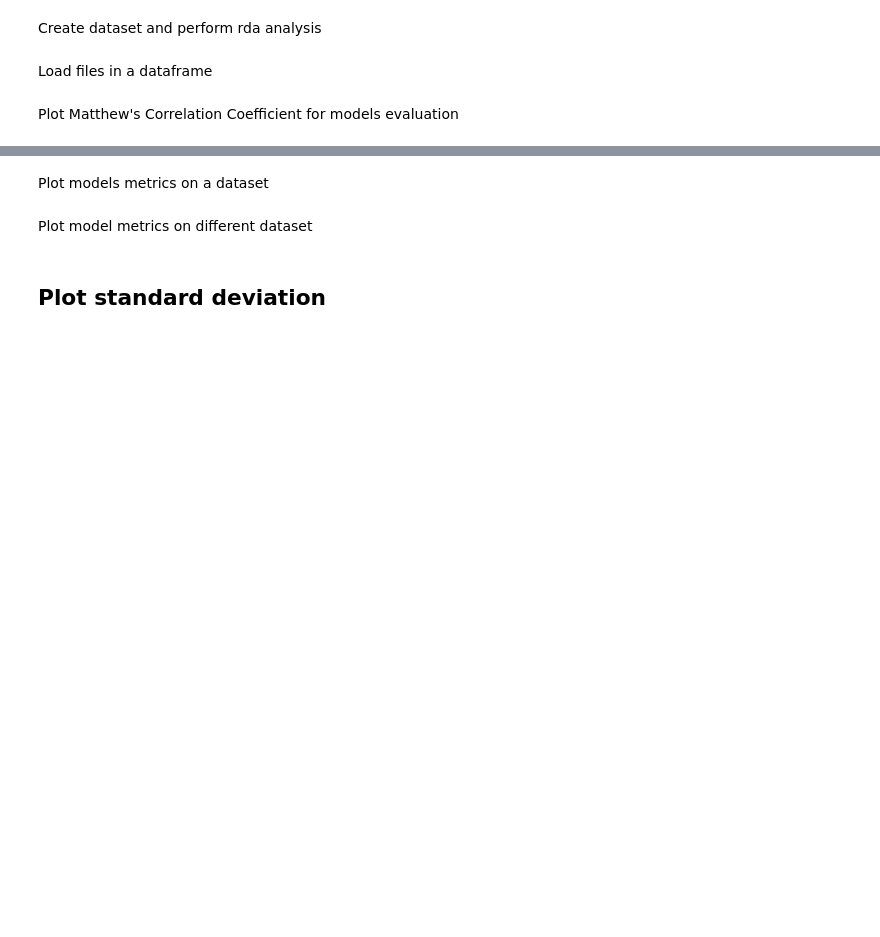
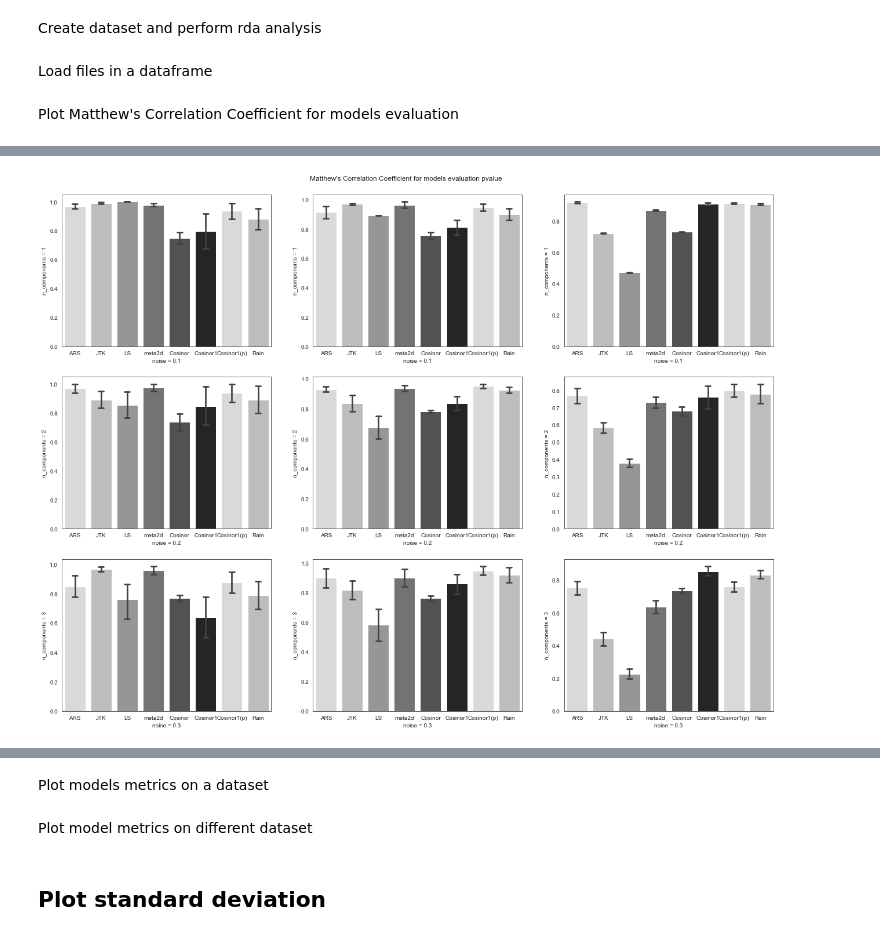
Before and after one commit to VESTUArthur/RDA, a Jupyter notebook: code/Case_study_1/notebook.ipynb, the cells around one changed output, grey strips where cells are left out. Cells and saved outputs as stored; diff of their text form; code cells hidden in the pictures; blank space fills up the shorter version.

Commit message:
CS1 Metrics std / folder Images

```diff
--- a/code/Case_study_1/notebook.ipynb
+++ b/code/Case_study_1/notebook.ipynb
@@ -69,26 +74,28 @@ plt.show()
 # %%
 #mcc models evaluation pvalue
 ncols = 3
 nrows = 3
 fig, axes = plt.subplots(ncols = ncols, nrows = nrows, sharey=False)
 axes = axes.flatten()
-fig.set_size_inches(16, 15)
+fig.set_size_inches(22, 15)
 sns.set_style("white")
 flatui = ['#d9d9d9','#bdbdbd','#969696','#737373','#525252','#252525']
 filenames = []
 for i in [1,2,3]:
     for j in [1,2,3]:
         filename = f"c{i}_n0{3*j}"
         filenames.append(filename)
 for ax, filename in zip(axes,filenames):
             df_metrics = pd.read_csv(f"Out/{filename}_t0/pv_metrics_{filename}_t0.csv")
             for tnb in range(1,6):
                 df_metrics = pd.concat([df_metrics, pd.read_csv(f"Out/{filename}_t{tnb}/pv_metrics_{filename}_t{tnb}.csv")])
             #sns.barplot(data=df_metrics.drop(index=5,axis=1), x='model', y='mcc', ax=ax, ci=68, capsize=.2, palette=flatui) # ci=68 --> standard error!
             sns.barplot(data=df_metrics, x='model', y='mcc', ax=ax, ci=68, capsize=.2, palette=flatui) # ci=68 --> standard error!
             ax.set_ylabel(f'n_components = {filename[1]}')
             ax.set_xlabel(f'noise = 0.{filename[-5]}')
 plt.suptitle(f"Matthew's Correlation Coefficient for models evaluation pvalue")
 fig.subplots_adjust(top=0.95)
-plt.savefig(f"Out/models_pv_mcc.png", bbox_inches="tight", facecolor='white')
+plt.savefig(f"Out/Images/models_pv_mcc.png", bbox_inches="tight", facecolor='white')
 plt.show()
+# %% [output]
+[figure, added]
```
Also changed, not shown: parts of 4 cells of this notebook, 13 other files.
